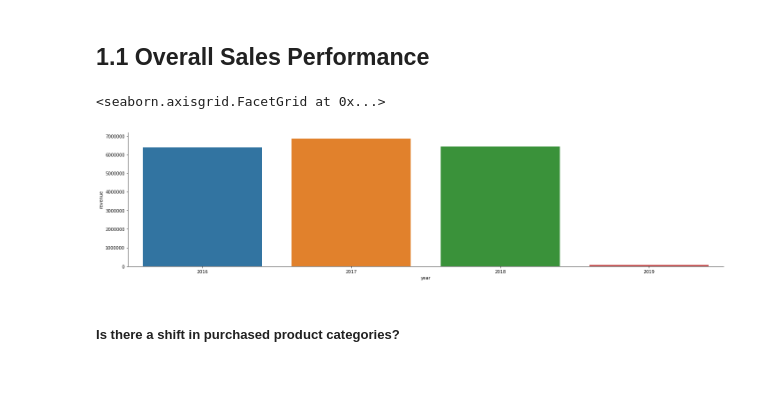
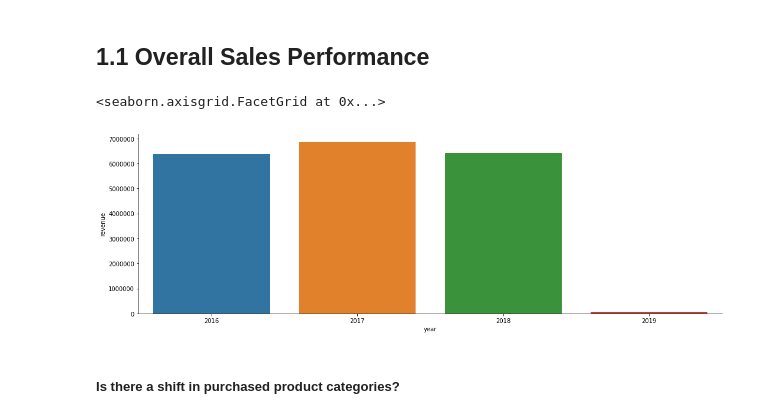
Before and after one commit to Tai-Hua/Predict-Next-Product-to-buy, a Jupyter notebook: Predict Next Product-to-buy.ipynb, the cells around one changed output. Saved outputs shown, nothing was run; the diff lists cells and outputs as text; code cells hidden in the pictures; blank space fills up the shorter version.

```diff
--- a/Predict Next Product-to-buy.ipynb
+++ b/Predict Next Product-to-buy.ipynb
@@ -92,10 +92,10 @@ bringing in 19729870.0 revenue
 ## 1.1 Overall Sales Performance  <a id='Overall'></a>
 # %%
 temp = order.groupby(['year']).revenue.agg(['count','sum']).reset_index().rename(columns={'sum':'revenue'})
-sns.catplot(data=temp, x='year', y= 'revenue', kind='bar', aspect=4)
+sns.catplot(data=temp, x='year', y= 'revenue', kind='bar', aspect=3)
 # %% [output]
 <seaborn.axisgrid.FacetGrid at 0x...>
-[figure, old version]
+[figure, new version]
 # %% [markdown]
 ##### Is there a shift in purchased product categories?
 # %% [markdown]
```
Also changed, not shown: parts of 14 cells of this notebook.
